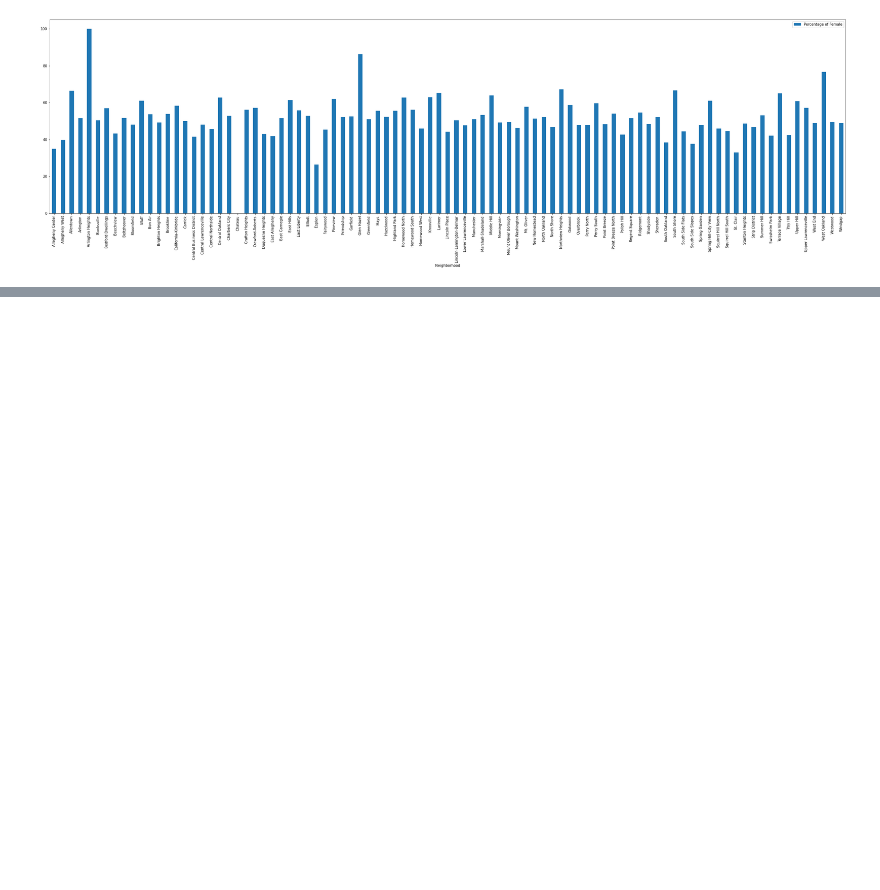
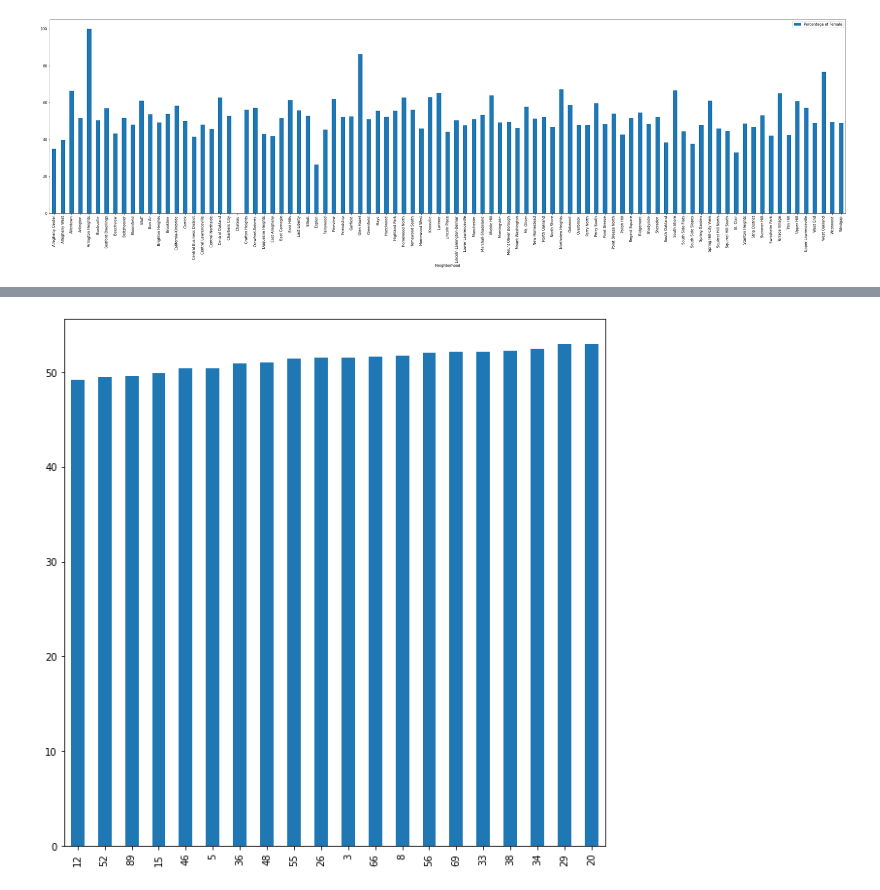
Before and after one commit to nruchira/finalProject, a Jupyter notebook: Gender Occupation.ipynb, the cells around one changed output, grey strips where cells are left out. Drawn from its saved outputs; the diff is of its cells as text; code cells hidden in the pictures; blank space fills up the shorter version.

```diff
--- a/Gender Occupation.ipynb
+++ b/Gender Occupation.ipynb
@@ -450,0 +460,4 @@ graph_of_Percentage_Female = df_neighborhood_female.plot.bar(x='Neighborhood', y
+# %%
+sorted_df = df_neighborhood_female['Percentage of Female'].sort_values(ascending=True)
+final_sorted = sorted_df.iloc[36:56]
+final_sorted
@@ -450,0 +482,4 @@ graph_of_Percentage_Female = df_neighborhood_female.plot.bar(x='Neighborhood', y
+# %%
+graph_of_Final = final_sorted.plot.bar(x='Neighborhood', y='Percentage of Female', figsize=(10,10))
+# %% [output]
+[figure, added]
```
Also changed, not shown: parts of 4 cells of this notebook.
